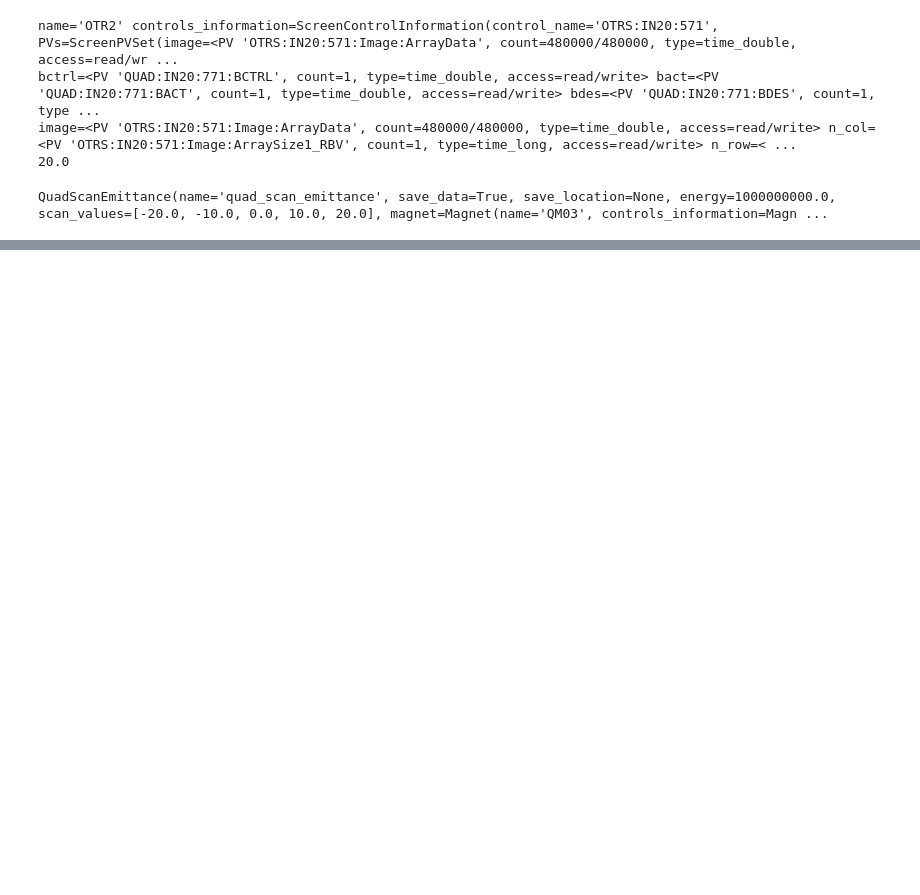
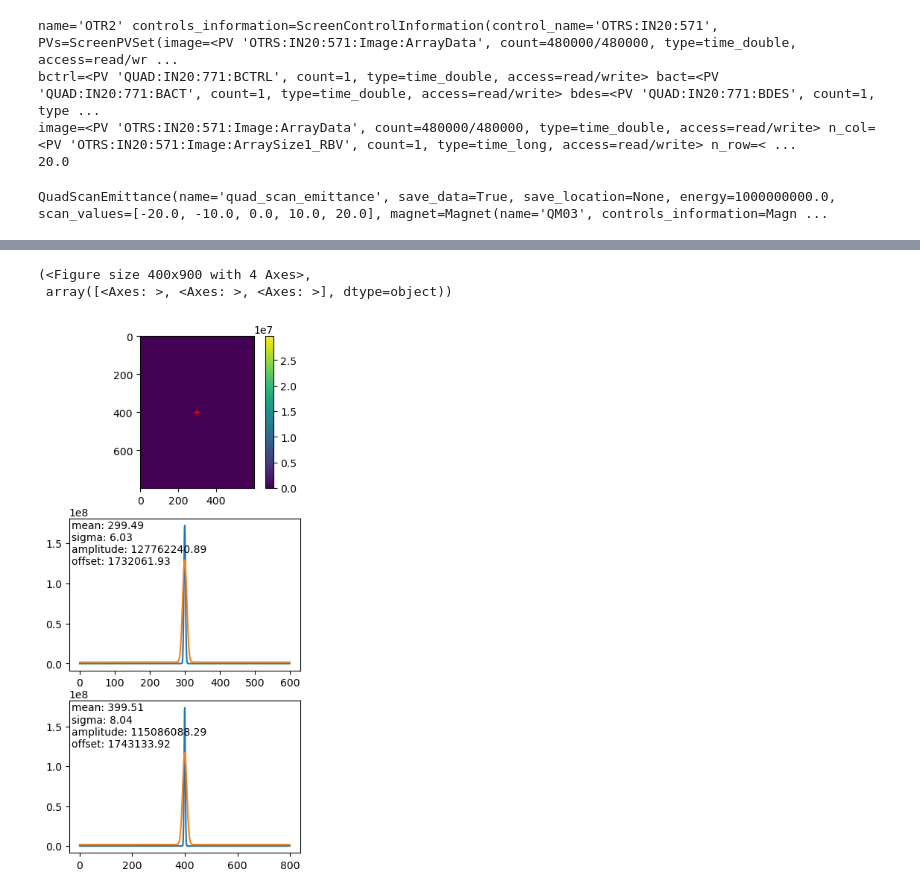
Before and after one commit to roussel-ryan/cheetah_diag0_sim, a Jupyter notebook: experiment.ipynb, the cells around one changed output, grey strips where cells are left out. Drawn from its saved outputs; the diff is of its cells as text; code cells hidden in the pictures; blank space fills up the shorter version.

```diff
--- a/experiment.ipynb
+++ b/experiment.ipynb
@@ -47,0 +57,7 @@ raw_images=array([[[0., 0., 0., ..., 0., 0., 0.],
+# %%
+res2 = beam_measurement.beam_fit.fit_image(img)
+plot_image_projection_fit(res2)
+# %% [output]
+(<Figure size 400x900 with 4 Axes>,
+ array([<Axes: >, <Axes: >, <Axes: >], dtype=object))
+[figure, added]
```
Also changed, not shown: parts of 7 cells of this notebook, 4 other files.
